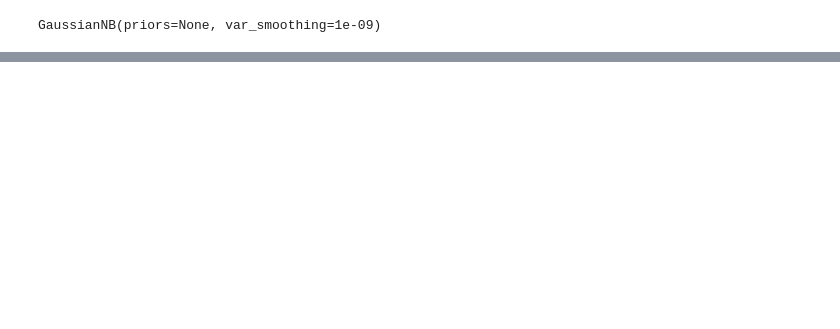
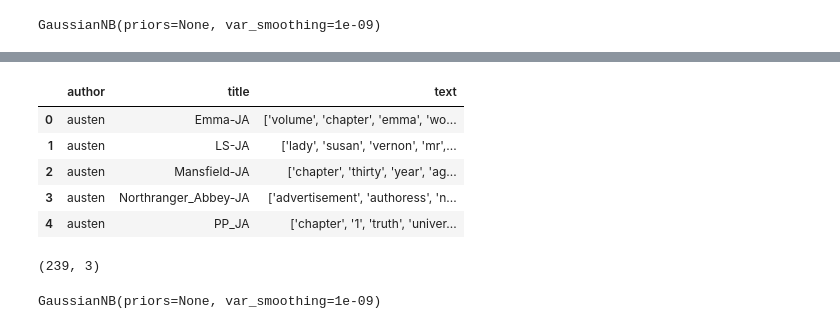
Before and after one commit to loisr/Mod-3-Project-Books, a Jupyter notebook: Naive Bayes.ipynb, the cells around one changed output, grey strips where cells are left out. Cells and saved outputs as stored; diff of their text form; code cells hidden in the pictures; blank space fills up the shorter version.

```diff
--- a/Naive Bayes.ipynb
+++ b/Naive Bayes.ipynb
@@ -215,0 +201,16 @@ show_cf(y_test, preds)
+# %%
+#we added more data to all_books, lets see how it does with additional data
+books = pd.read_csv('all_books_more.csv', index_col=0)
+# %%
+books.head()
+# %% [output]
+|  | author | title | text |
+| 0 | austen | Emma-JA | ['volume', 'chapter', 'emma', 'wo... |
+| 1 | austen | LS-JA | ['lady', 'susan', 'vernon', 'mr',... |
+| 2 | austen | Mansfield-JA | ['chapter', 'thirty', 'year', 'ag... |
+| 3 | austen | Northranger_Abbey-JA | ['advertisement', 'authoress', 'n... |
+| 4 | austen | PP_JA | ['chapter', '1', 'truth', 'univer... |
+# %%
+books.shape
+# %% [output]
+(239, 3)
@@ -215,0 +226,5 @@ show_cf(y_test, preds)
+# %%
+# train model
+clf.fit(X_train.todense(), y_train)
+# %% [output]
+GaussianNB(priors=None, var_smoothing=1e-09)
```
Also changed, not shown: parts of 27 cells of this notebook.
